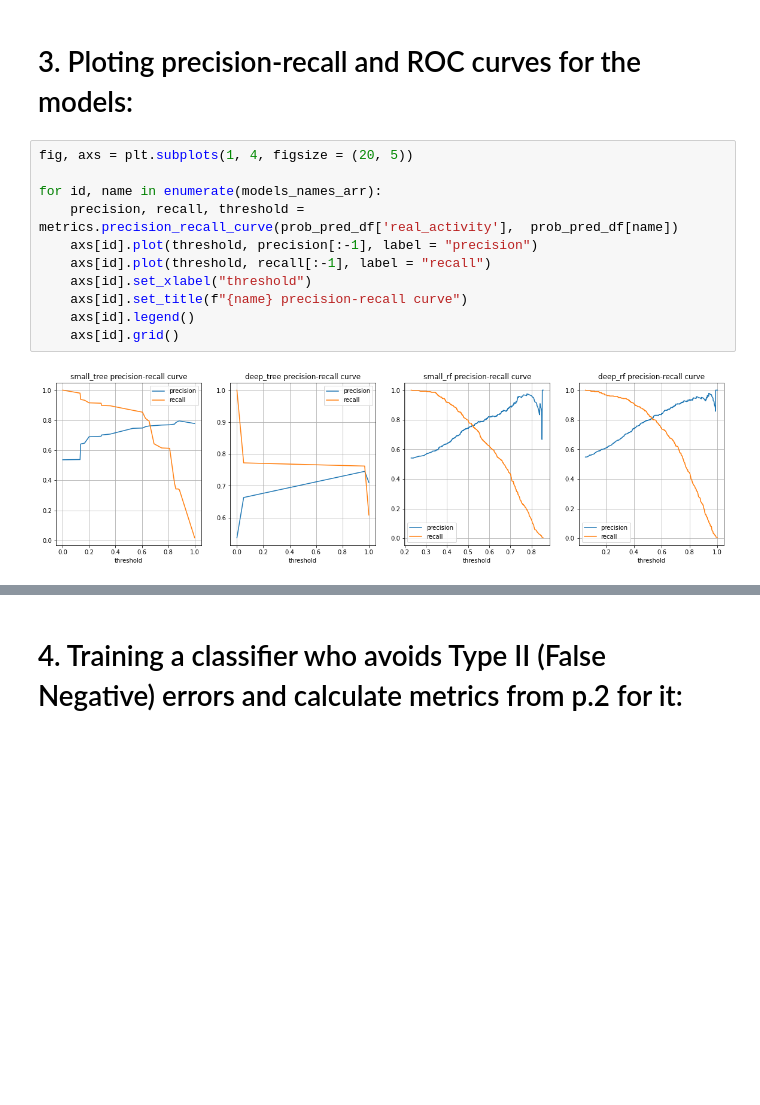
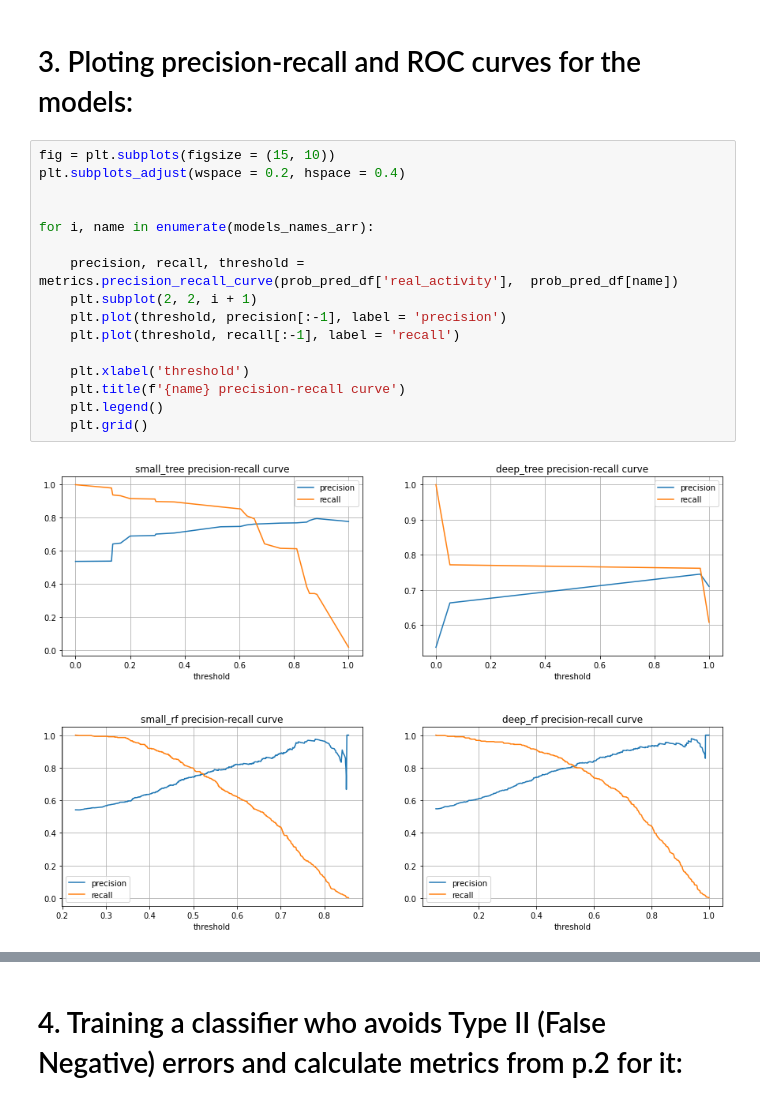
Before and after one commit to belpablo/Machine_Learning_Tecnologies_2022, a Jupyter notebook: Task_1/Belenko_Pavel_J41325c_MLT_2022_Task_1.ipynb, the cells around one changed output, grey strips where cells are left out. Saved outputs shown, nothing was run; the diff lists cells and outputs as text; blank space fills up the shorter version.

```diff
--- a/Task_1/Belenko_Pavel_J41325c_MLT_2022_Task_1.ipynb
+++ b/Task_1/Belenko_Pavel_J41325c_MLT_2022_Task_1.ipynb
@@ -141,16 +143,21 @@ The table shows that:
 # %% [markdown]
 # 3. Ploting precision-recall and ROC curves for the models:
 # %%
-fig, axs = plt.subplots(1, 4, figsize = (20, 5))
+fig = plt.subplots(figsize = (15, 10))
+plt.subplots_adjust(wspace = 0.2, hspace = 0.4)
 
-for id, name in enumerate(models_names_arr):
+
+for i, name in enumerate(models_names_arr):
+
     precision, recall, threshold = metrics.precision_recall_curve(prob_pred_df['real_activity'],  prob_pred_df[name])
-    axs[id].plot(threshold, precision[:-1], label = "precision")
-    axs[id].plot(threshold, recall[:-1], label = "recall")
-    axs[id].set_xlabel("threshold")
-    axs[id].set_title(f"{name} precision-recall curve")
-    axs[id].legend()
-    axs[id].grid()
+    plt.subplot(2, 2, i + 1)
+    plt.plot(threshold, precision[:-1], label = 'precision')
+    plt.plot(threshold, recall[:-1], label = 'recall')
+
+    plt.xlabel('threshold')
+    plt.title(f'{name} precision-recall curve')
+    plt.legend()
+    plt.grid()
 # %% [output]
-[figure, old version]
+[figure, new version]
 # %%
```
Also changed, not shown: parts of 4 cells of this notebook.
